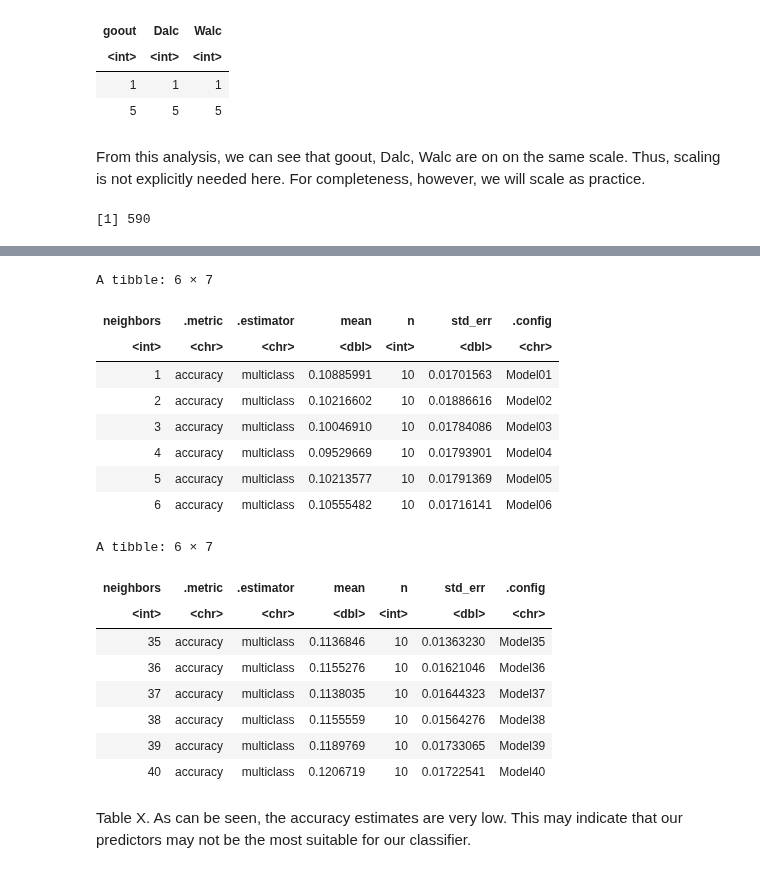
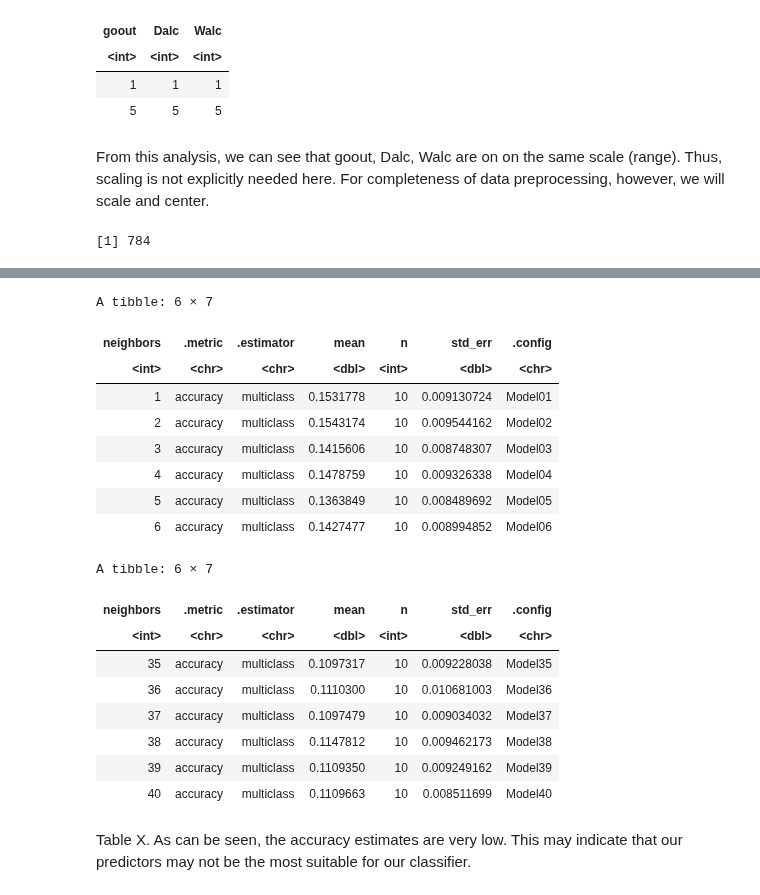
Before and after one commit to eto168/DSCI100_team24_project_proposal, a Jupyter notebook: Project-Report.ipynb, the cells around one changed output, grey strips where cells are left out. Cells and saved outputs as stored; diff of their text form; code cells hidden in the pictures.

```diff
--- a/Project-Report.ipynb
+++ b/Project-Report.ipynb
@@ -283,45 +272,31 @@ A tibble: 2 × 3
 | 1 | 1 | 1 |
 | 5 | 5 | 5 |
 # %% [markdown]
-From this analysis, we can see that goout, Dalc, Walc are on on the same scale. Thus, scaling is not explicitly needed here. For completeness, however, we will scale as practice.
+From this analysis, we can see that goout, Dalc, Walc are on on the same scale (range). Thus, scaling is not explicitly needed here. For completeness of data preprocessing, however, we will scale and center.
 # %%
 set.seed(1000)
 
-#Create recipe
 #lg = letter grade
 
+#We first remove the G3 mark column as it is not a predictor.
 data_train_no_grade <- G3_class_data_train %>%
     select(-G3)
 
-nrow(data_train_no_grade)
-
-#To work around an error induced by step_upsample, we will first upsample the data_train_new_classifier dataframe.
-upsample_recipe <- recipe(G3_class ~ Walc + Dalc,
-                          data = data_train_no_grade) %>%
-    step_upsample(G3_class, over_ratio = 1, skip = FALSE) %>%
-    prep()
-
-#Here, we upscale the dataframe by applying the recipe to unedited dataframe
-upsampled_data_train_no_grade <- bake(upsample_recipe,
-                                      data_train_no_grade)
-
-#Here, we create another recipe to be used in the workflow. We use the upsampled dataframe.
-lg_classifier_recipe <- recipe(G3_class ~ Walc + Dalc,
+#Here, we create a recipe to be used in the workflow. We use the upsampled dataframe.
+lg_classifier_recipe <- recipe(G3_class ~ .,
                               data = data_train_no_grade) %>%
     step_upsample(G3_class, over_ratio = 1) %>%
     step_scale(all_predictors()) %>%
     step_center(all_predictors())
 
-
 #Further split data for CROSS-VALIDATION to select a suitable K
-#data_train_new_classifier has 785 observations. For completeness, we can try using v = 10 for 10 fold cross-validation
-lg_data_cv <- data_train_no_grade %>% #cross validation would be done by splitting and then cross validate
-    vfold_cv(v = 10, strata = G3_class)
-
-#                 QUESTION! DO WE USE THE UPSAMPLED DATA HERE? OR ORIGINAL TRAINING DATA
-#Answer: use teh original dataset because otherwise, the validation sets in the cross validation set would be upsampled =
-# breaking the golden rule
-
+#data_train_new_classifier has 784 observations. This would be a suitable size for v = 10 for 10 fold cross-validation
+nrow(data_train_no_grade)
+#We do cross-validation on the original training set to avoid breaking the golden rule. if we cross-validate on an psampled dataset,
+#the validation sets in the cross validation set would be upsampled
+lg_data_cv <- data_train_no_grade %>%
+    vfold_cv(v = 10,
+             strata = G3_class)
 
 #Create model specification
 lg_classifier_knn_spec_tune <- nearest_neighbor(weight_func = "rectangular",
@@ -329,6 +304,7 @@ lg_classifier_knn_spec_tune <- nearest_neighbor(weight_func = "rectangular",
     set_engine("kknn") %>%
     set_mode("classification")
 
+#We use seq 1:40 because testing more numbers leads to R being very, very slow.
 gridvals <- tibble(neighbors = seq(1:40))
 
 #Create workflow for cross validation
@@ -345,4 +321,4 @@ cv_metrics <- cv_workflow %>%
 head(cv_metrics)
 tail(cv_metrics)
 # %% [output]
-[1] 590
+[1] 784
@@ -354,23 +325,23 @@ Call `lifecycle::last_warnings()` to see where this warning was generated.”
 ! Fold01: internal: No observations were detected in `truth` for level(s): 'A+'
 Co...
 A tibble: 6 × 7
 | neighbors | .metric | .estimator | mean | n | std_err | .config |
 | <int> | <chr> | <chr> | <dbl> | <int> | <dbl> | <chr> |
-| 1 | accuracy | multiclass | 0.10885991 | 10 | 0.01701563 | Model01 |
-| 2 | accuracy | multiclass | 0.10216602 | 10 | 0.01886616 | Model02 |
-| 3 | accuracy | multiclass | 0.10046910 | 10 | 0.01784086 | Model03 |
-| 4 | accuracy | multiclass | 0.09529669 | 10 | 0.01793901 | Model04 |
-| 5 | accuracy | multiclass | 0.10213577 | 10 | 0.01791369 | Model05 |
-| 6 | accuracy | multiclass | 0.10555482 | 10 | 0.01716141 | Model06 |
+| 1 | accuracy | multiclass | 0.1531778 | 10 | 0.009130724 | Model01 |
+| 2 | accuracy | multiclass | 0.1543174 | 10 | 0.009544162 | Model02 |
+| 3 | accuracy | multiclass | 0.1415606 | 10 | 0.008748307 | Model03 |
+| 4 | accuracy | multiclass | 0.1478759 | 10 | 0.009326338 | Model04 |
+| 5 | accuracy | multiclass | 0.1363849 | 10 | 0.008489692 | Model05 |
+| 6 | accuracy | multiclass | 0.1427477 | 10 | 0.008994852 | Model06 |
 A tibble: 6 × 7
 | neighbors | .metric | .estimator | mean | n | std_err | .config |
 | <int> | <chr> | <chr> | <dbl> | <int> | <dbl> | <chr> |
-| 35 | accuracy | multiclass | 0.1136846 | 10 | 0.01363230 | Model35 |
-| 36 | accuracy | multiclass | 0.1155276 | 10 | 0.01621046 | Model36 |
-| 37 | accuracy | multiclass | 0.1138035 | 10 | 0.01644323 | Model37 |
-| 38 | accuracy | multiclass | 0.1155559 | 10 | 0.01564276 | Model38 |
-| 39 | accuracy | multiclass | 0.1189769 | 10 | 0.01733065 | Model39 |
-| 40 | accuracy | multiclass | 0.1206719 | 10 | 0.01722541 | Model40 |
+| 35 | accuracy | multiclass | 0.1097317 | 10 | 0.009228038 | Model35 |
+| 36 | accuracy | multiclass | 0.1110300 | 10 | 0.010681003 | Model36 |
+| 37 | accuracy | multiclass | 0.1097479 | 10 | 0.009034032 | Model37 |
+| 38 | accuracy | multiclass | 0.1147812 | 10 | 0.009462173 | Model38 |
+| 39 | accuracy | multiclass | 0.1109350 | 10 | 0.009249162 | Model39 |
+| 40 | accuracy | multiclass | 0.1109663 | 10 | 0.008511699 | Model40 |
 # %% [markdown]
 Table X. As can be seen, the accuracy estimates are very low. This may indicate that our predictors may not be the most suitable for our classifier.
 # %%
```
Also changed, not shown: parts of 27 cells of this notebook.
